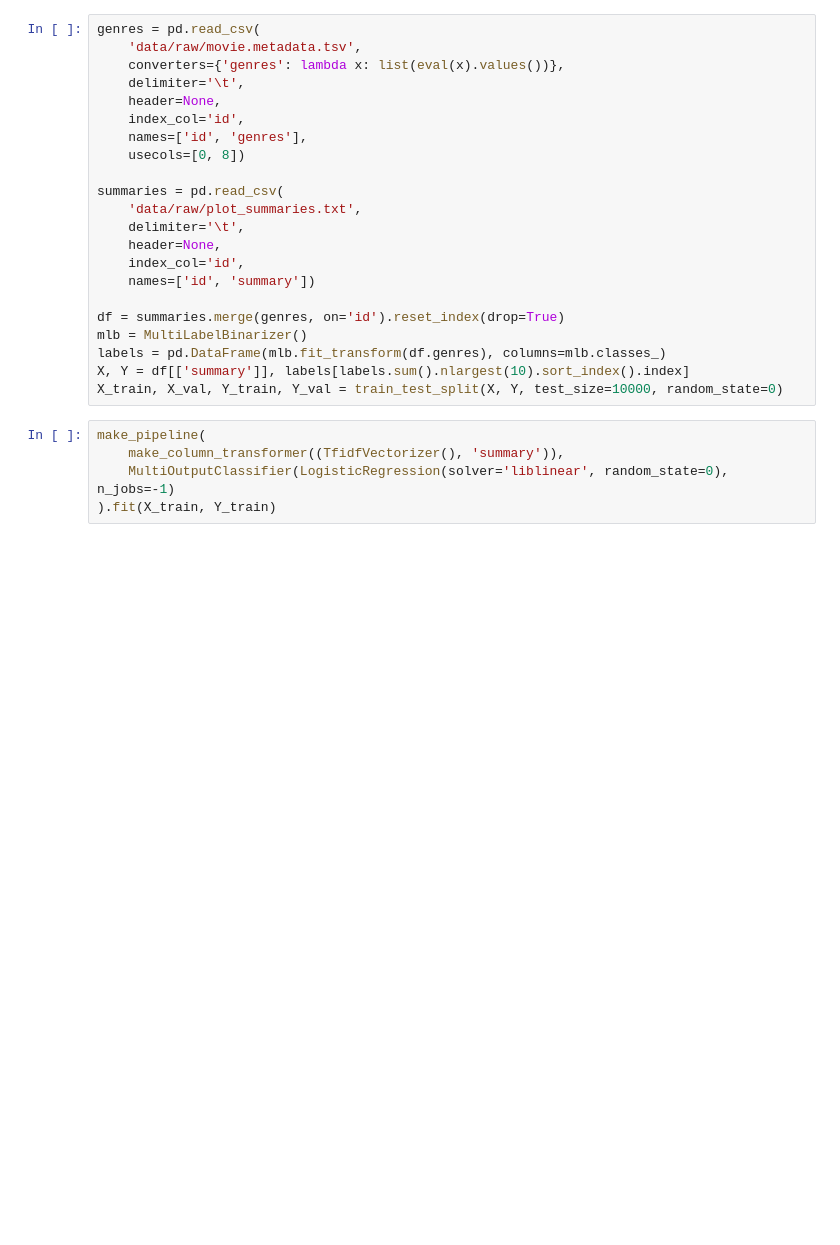
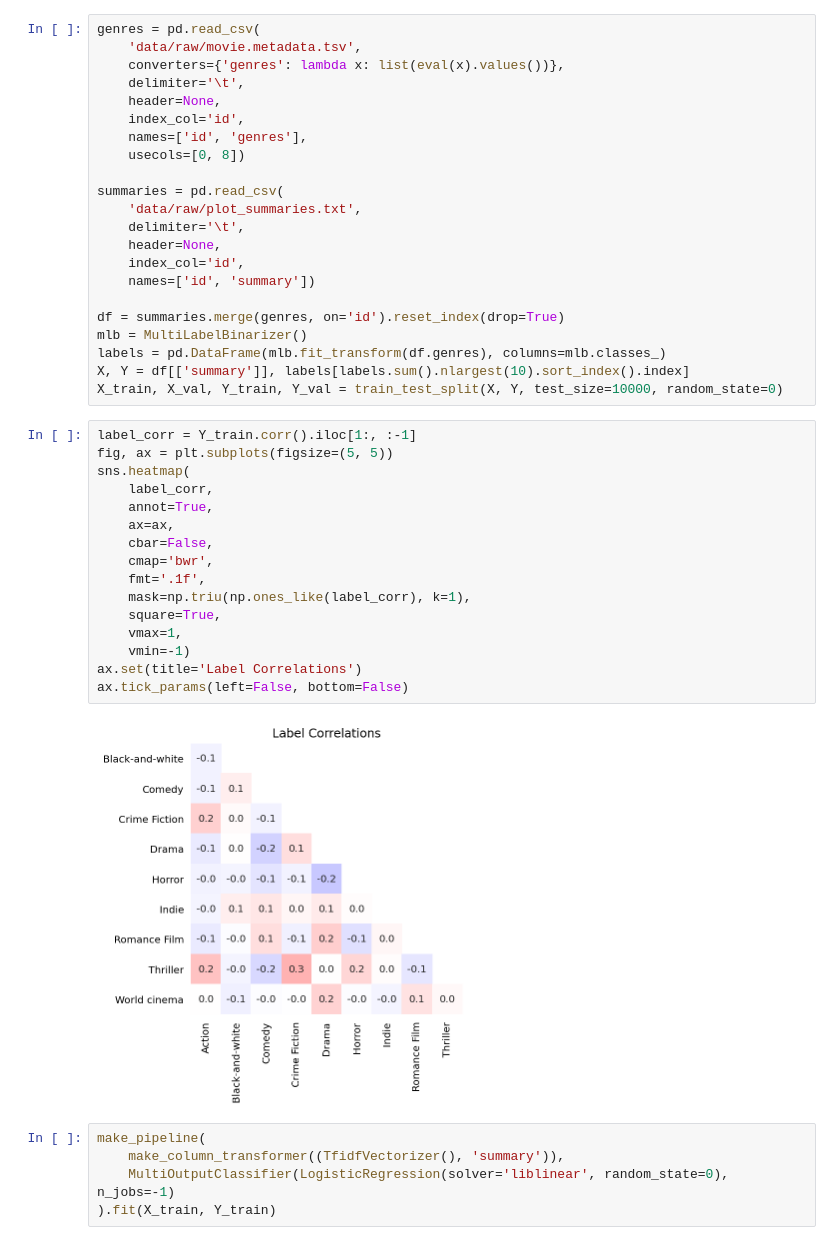
Before and after one commit to dleestat/movie-classifier, a Jupyter notebook: stratch.ipynb, the cells around one changed output. Saved outputs shown, nothing was run; the diff lists cells and outputs as text; blank space fills up the shorter version.

```diff
--- a/stratch.ipynb
+++ b/stratch.ipynb
@@ -34,6 +35,24 @@ mlb = MultiLabelBinarizer()
 labels = pd.DataFrame(mlb.fit_transform(df.genres), columns=mlb.classes_)
 X, Y = df[['summary']], labels[labels.sum().nlargest(10).sort_index().index]
 X_train, X_val, Y_train, Y_val = train_test_split(X, Y, test_size=10000, random_state=0)
+# %%
+label_corr = Y_train.corr().iloc[1:, :-1]
+fig, ax = plt.subplots(figsize=(5, 5))
+sns.heatmap(
+    label_corr,
+    annot=True,
+    ax=ax,
+    cbar=False,
+    cmap='bwr',
+    fmt='.1f',
+    mask=np.triu(np.ones_like(label_corr), k=1),
+    square=True,
+    vmax=1,
+    vmin=-1)
+ax.set(title='Label Correlations')
+ax.tick_params(left=False, bottom=False)
+# %% [output]
+[figure, added]
 # %%
 make_pipeline(
     make_column_transformer((TfidfVectorizer(), 'summary')),
```
Also changed, not shown: parts of 1 cell of this notebook.
